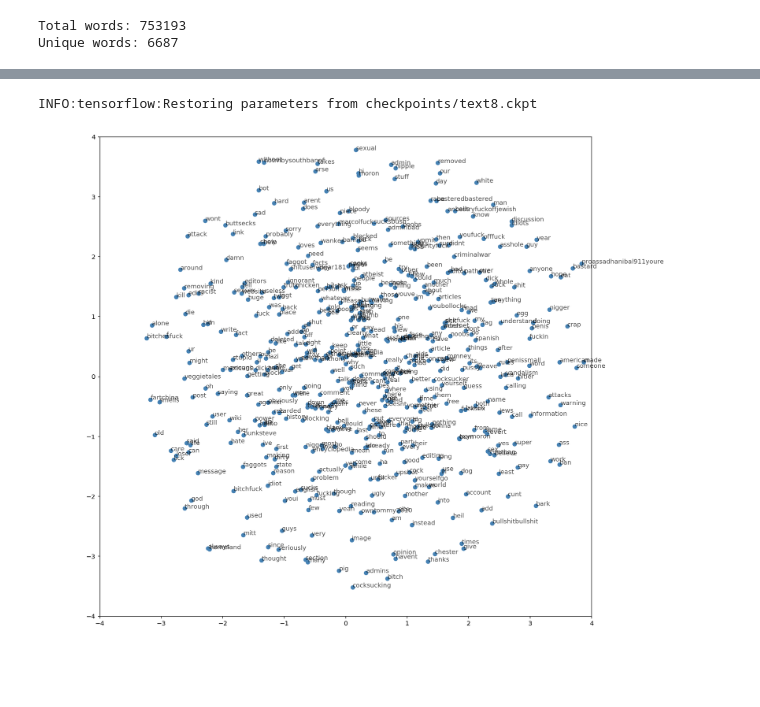
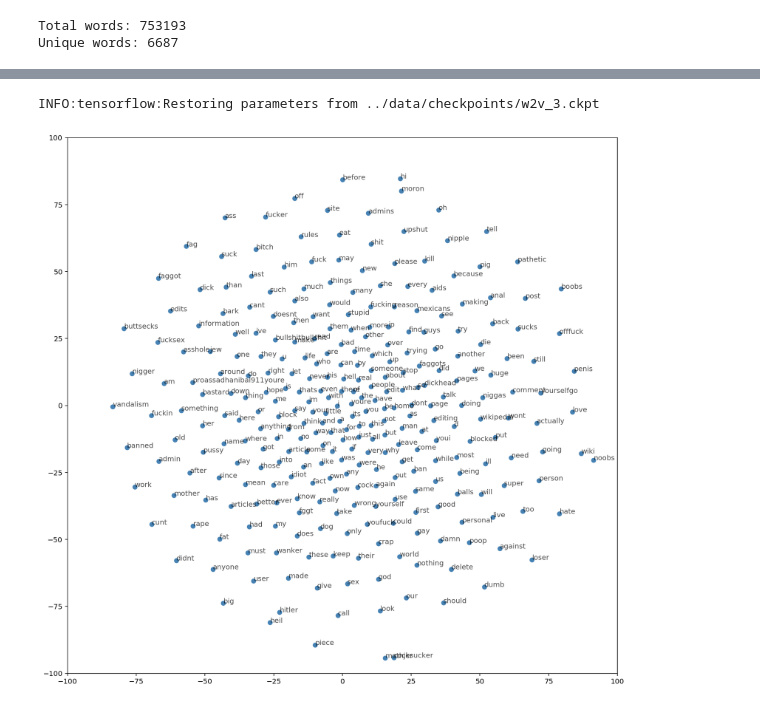
Before and after one commit to cipher813/McMahon_Metis, a Jupyter notebook: Project_4/notebooks/4_Toxic_W2V_3_ToxicWords.ipynb, the cells around one changed output, grey strips where cells are left out. Drawn from its saved outputs; the diff is of its cells as text; code cells hidden in the pictures.

```diff
--- a/Project_4/notebooks/4_Toxic_W2V_3_ToxicWords.ipynb
+++ b/Project_4/notebooks/4_Toxic_W2V_3_ToxicWords.ipynb
@@ -116,7 +116,7 @@ with train_graph.as_default():
 # If the checkpoints directory doesn't exist:
 # !mkdir checkpoints
 # %%
-epochs = 500
+epochs = 100
 batch_size = 1000
 window_size = 10
 
@@ -187,10 +187,10 @@ with train_graph.as_default():
     saver = tf.train.Saver()
 
 with tf.Session(graph=train_graph) as sess:
-    saver.restore(sess, tf.train.latest_checkpoint('checkpoints'))
+    saver.restore(sess, tf.train.latest_checkpoint('../data/checkpoints'))
     embed_mat = sess.run(embedding)
 # %% [output]
-INFO:tensorflow:Restoring parameters from checkpoints/text8.ckpt
+INFO:tensorflow:Restoring parameters from ../data/checkpoints/w2v_3.ckpt
 # %%
 %matplotlib inline
 %config InlineBackend.figure_format = 'retina'
@@ -198,17 +198,18 @@ INFO:tensorflow:Restoring parameters from checkpoints/text8.ckpt
 import matplotlib.pyplot as plt
 from sklearn.manifold import TSNE
 # %%
-viz_words = 500
+viz_words = 300
 tsne = TSNE()
 embed_tsne = tsne.fit_transform(embed_mat[:viz_words, :])
 # %%
+ax_set = 100.0
 fig, ax = plt.subplots(figsize=(14, 14))
-ax.axis([-4.0,4.0, -4.0,4.0])
+ax.axis([-ax_set,ax_set, -ax_set,ax_set])
 ax = fig.gca()
 ax.set_autoscale_on(False)
 
 for idx in range(viz_words):
     plt.scatter(*embed_tsne[idx, :], color='steelblue')
     plt.annotate(int_to_vocab[idx], (embed_tsne[idx, 0], embed_tsne[idx, 1]), alpha=0.7)
 # %% [output]
-[figure, old version]
+[figure, new version]
```
Also changed, not shown: parts of 1 cell of this notebook, 7 other files.
